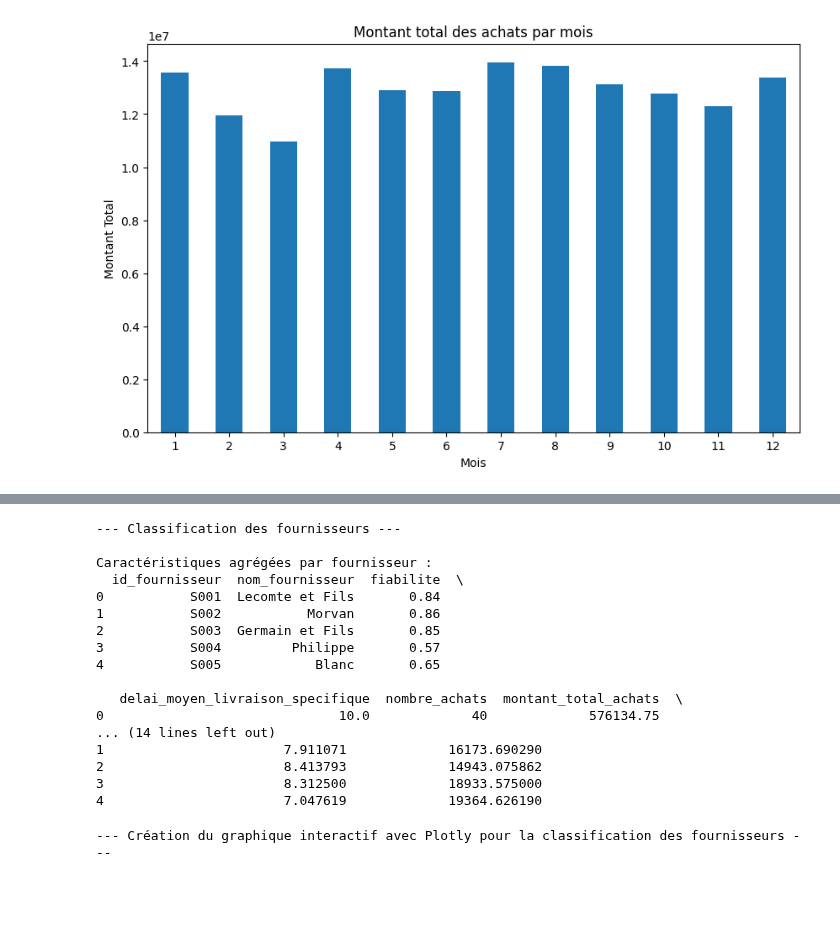
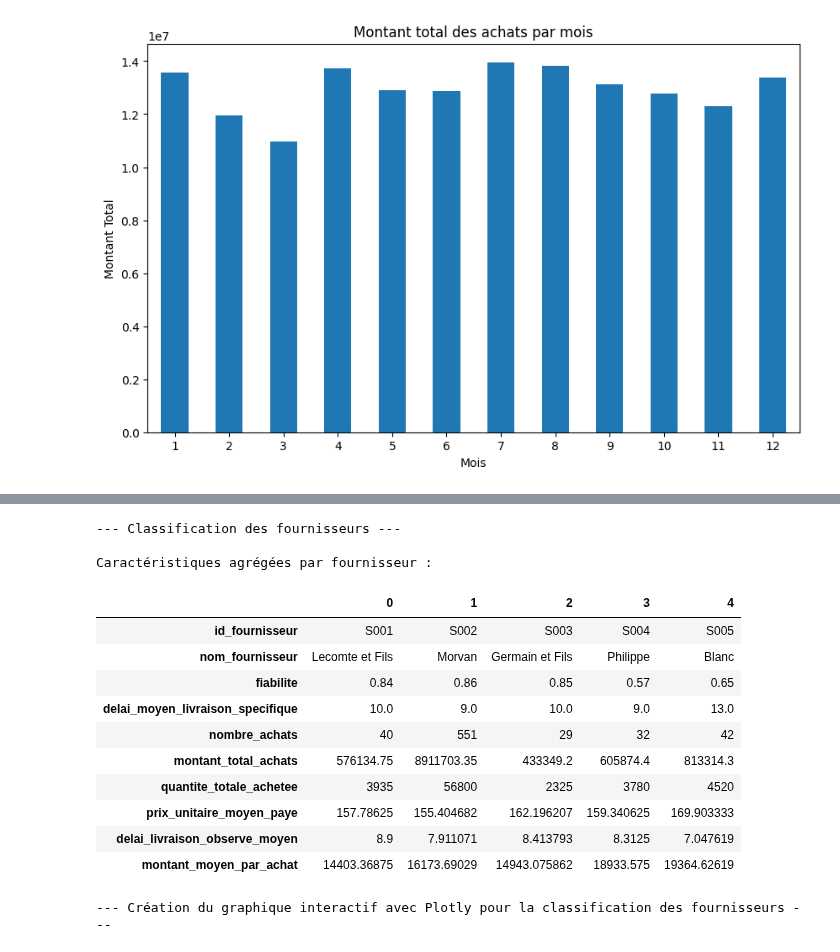
Before and after one commit to Fanaingamampiandra/Projet_Supply_chain, a Jupyter notebook: code/machine learning/Classification des Fournisseurs.ipynb, the cells around one changed output, grey strips where cells are left out. Drawn from its saved outputs; the diff is of its cells as text; code cells hidden in the pictures; blank space fills up the shorter version.

```diff
--- a/code/machine learning/Classification des Fournisseurs.ipynb
+++ b/code/machine learning/Classification des Fournisseurs.ipynb
@@ -116,41 +352,38 @@ plt.show()
 # %%
 
 print("\n--- Classification des fournisseurs ---")
 
 
 supplier_features = df.groupby('id_fournisseur').agg(
     nom_fournisseur=('nom_fournisseur', 'first'),
     fiabilite=('fiabilité', 'mean'),
     delai_moyen_livraison_specifique=('délai_moyen_jours', 'mean'),
     nombre_achats=('id_achat', 'count'),
     montant_total_achats=('montant_total', 'sum'),
     quantite_totale_achetee=('quantité', 'sum'),
     prix_unitaire_moyen_paye=('prix_unitaire', 'mean'),
     delai_livraison_observe_moyen=('délai_livraison_jours', 'mean')
 ).reset_index()
 
 supplier_features['montant_moyen_par_achat'] = supplier_features['montant_total_achats'] / supplier_features['nombre_achats']
 
 print("\nCaractéristiques agrégées par fournisseur :")
-print(supplier_features.head())
+supplier_features.head().T
 # %% [output]
 --- Classification des fournisseurs ---
 
 Caractéristiques agrégées par fournisseur :
-  id_fournisseur  nom_fournisseur  fiabilite  \
-0           S001  Lecomte et Fils       0.84
-1           S002           Morvan       0.86
-2           S003  Germain et Fils       0.85
-3           S004         Philippe       0.57
-4           S005            Blanc       0.65
-
-   delai_moyen_livraison_specifique  nombre_achats  montant_total_achats  \
-0                              10.0             40             576134.75
-... (14 lines left out)
-1                       7.911071             16173.690290
-2                       8.413793             14943.075862
-3                       8.312500             18933.575000
-4                       7.047619             19364.626190
+|  | 0 | 1 | 2 | 3 | 4 |
+| id_fournisseur | S001 | S002 | S003 | S004 | S005 |
+| nom_fournisseur | Lecomte et Fils | Morvan | Germain et Fils | Philippe | Blanc |
+| fiabilite | 0.84 | 0.86 | 0.85 | 0.57 | 0.65 |
+| delai_moyen_livraison_specifique | 10.0 | 9.0 | 10.0 | 9.0 | 13.0 |
+| nombre_achats | 40 | 551 | 29 | 32 | 42 |
+| montant_total_achats | 576134.75 | 8911703.35 | 433349.2 | 605874.4 | 813314.3 |
+| quantite_totale_achetee | 3935 | 56800 | 2325 | 3780 | 4520 |
+| prix_unitaire_moyen_paye | 157.78625 | 155.404682 | 162.196207 | 159.340625 | 169.903333 |
+| delai_livraison_observe_moyen | 8.9 | 7.911071 | 8.413793 | 8.3125 | 7.047619 |
+| montant_moyen_par_achat | 14403.36875 | 16173.69029 | 14943.075862 | 18933.575 | 19364.62619 |
 # %%
 import plotly.express as px
 
```
Also changed, not shown: parts of 11 cells of this notebook, 3 other files.
